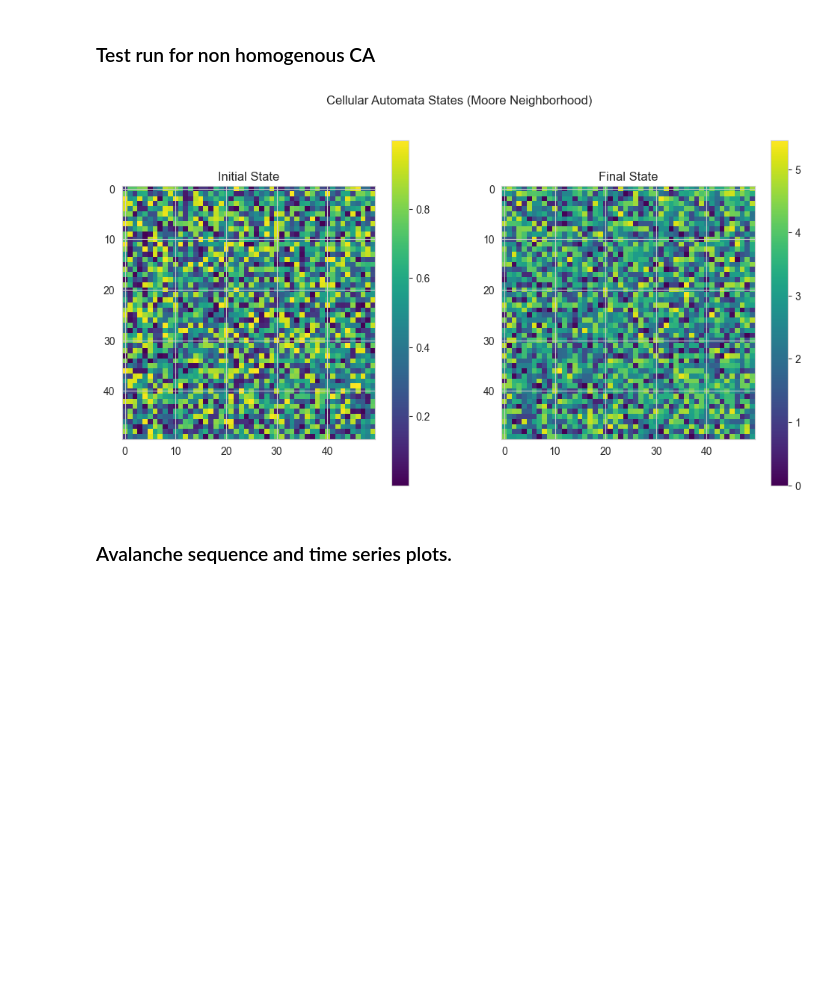
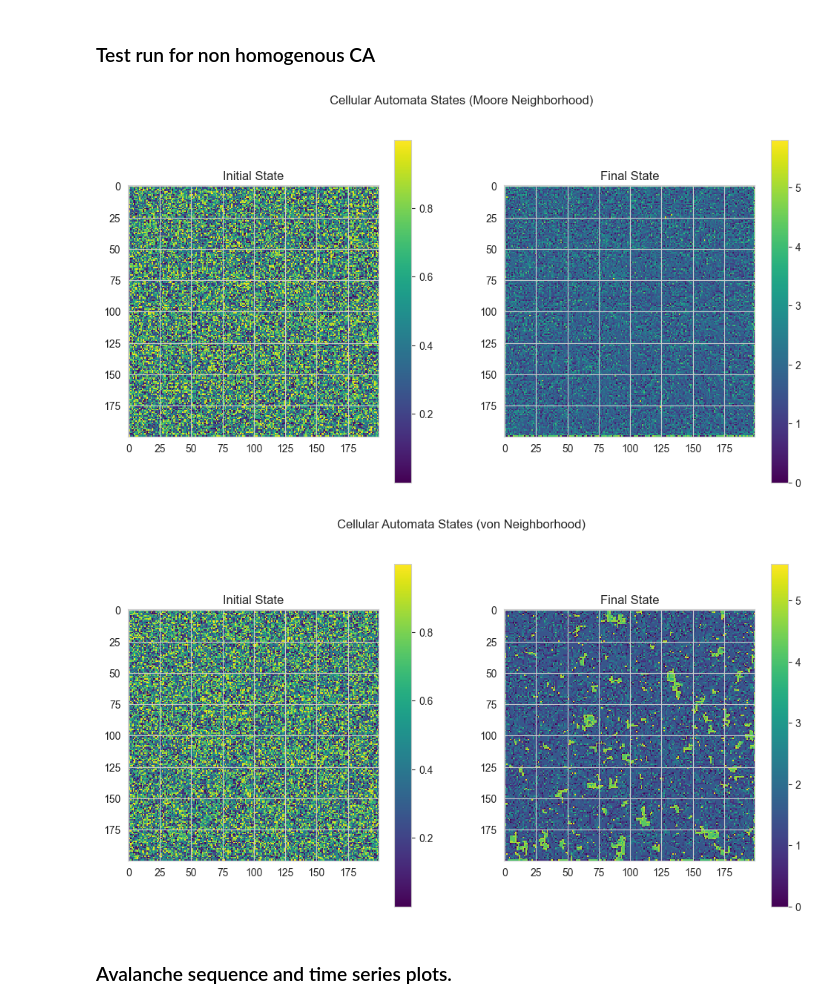
Before and after one commit to vitalismaxim/group_17, a Jupyter notebook: OFC_non_homogenous copy.ipynb, the cells around one changed output. Saved outputs shown, nothing was run; the diff lists cells and outputs as text; code cells hidden in the pictures; blank space fills up the shorter version.

```diff
--- a/OFC_non_homogenous copy.ipynb
+++ b/OFC_non_homogenous copy.ipynb
@@ -166,8 +166,8 @@ def visualize_states(initial_state, final_state, title='Cellular Automata States
     plt.show()
 # %%
 # Parameters
-L = 50  # Size of the lattice
-alpha = 0.1  # Coupling constant
+L = 200  # Size of the lattice
+alpha = 0.5  # Coupling constant
 mean_thr = 5  # Mean threshold
 std_thr = 0.2  # std dev of threshold
 min_thr = 3.0  # Minimum threshold
@@ -180,11 +180,18 @@ n_additions = 10000  # Number of additions
 # %%
 # Run the simulation
 initial_state, final_state, active_sites_array, avalanche_sequences = simulate_ca(L, alpha, mean_thr, std_thr, min_thr, mean_res, std_res, min_res, n_additions, neighborhood='moore')
 
 # Visualize the initial and final states
 visualize_states(initial_state, final_state, title='Cellular Automata States (Moore Neighborhood)')
+
+# Run the simulation
+initial_state, final_state, active_sites_array, avalanche_sequences = simulate_ca(L, alpha, mean_thr, std_thr, min_thr, mean_res, std_res, min_res, n_additions, neighborhood='von')
+
+# Visualize the initial and final states
+visualize_states(initial_state, final_state, title='Cellular Automata States (von Neighborhood)')
 # %% [output]
-[figure, old version]
+[figure, new version]
+[figure, added]
 # %% [markdown]
 ### Avalanche sequence and time series plots.
 # %%
```
Also changed, not shown: parts of 6 cells of this notebook.
